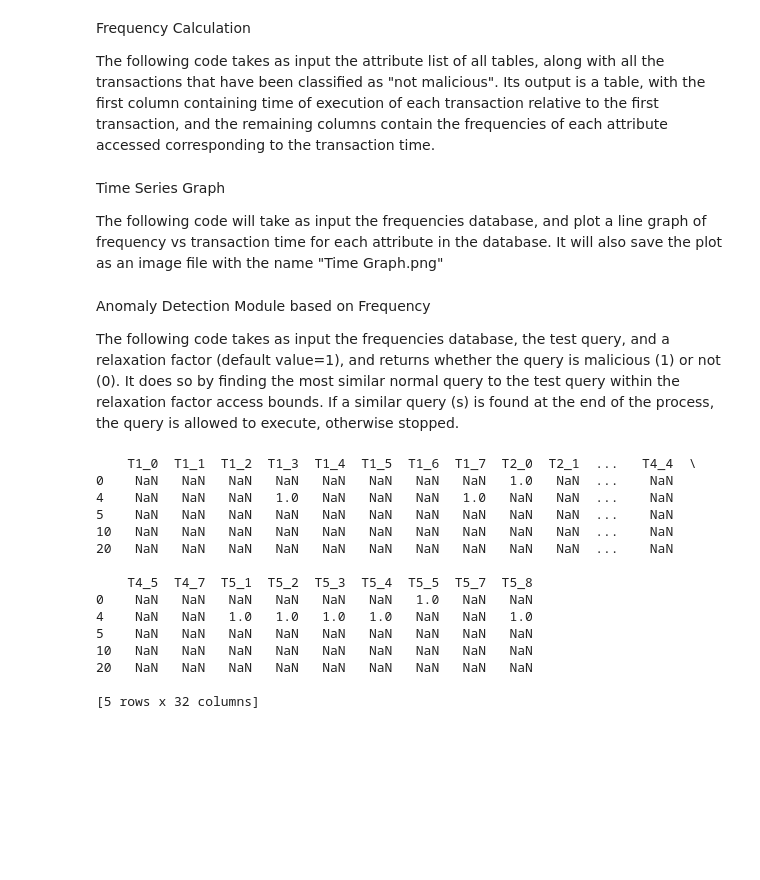
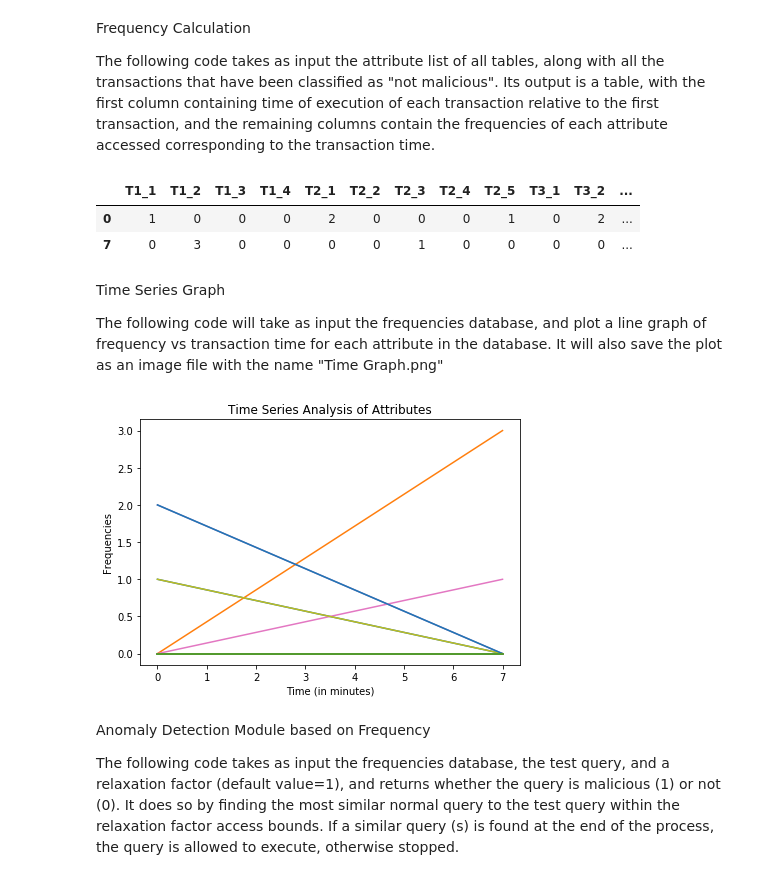
Before and after one commit to devaar100/IDS, a Jupyter notebook: Time_Series.ipynb, the cells around one changed output. Saved outputs shown, nothing was run; the diff lists cells and outputs as text; code cells hidden in the pictures; blank space fills up the shorter version.

Commit message:
time-series

```diff
--- a/Time_Series.ipynb
+++ b/Time_Series.ipynb
@@ -21,11 +22,14 @@ def modify(transactions): #Returns the attributes accessed per transaction; remo
         modified.append(current_modification)
     return modified
 # %%
-def frequencyDB(transactions_normal):
+def frequencyDB(attributes, transactions_normal):
 
     time = [] #Times of all transactions
     time_transaction = 0 #Time of current transaction; initialised to 0 for 1st transaction
     attribute_frequencies = {} #Frequency of each attribute
+
+    for at in attributes:
+        attribute_frequencies[at] = [0 for i in range(len(transactions_normal))]
 
     modified_transactions = modify(transactions_normal) #Returns the attributes accessed per transaction, removing
                                                         #read and write symbols
@@ -34,10 +38,6 @@ def frequencyDB(transactions_normal):
     for transaction in modified_transactions:
         time.append(time_transaction)
         for att in transaction:
-            if att not in attribute_frequencies:
-                attribute_frequencies[att] = {}
-            if i not in attribute_frequencies[att]:
-                attribute_frequencies[att][i] = 0
             attribute_frequencies[att][i] = attribute_frequencies[att][i] + 1
 
         increment = randint(1, 10) #Generates a random time gap for the next transaction (1-10 minutes)
@@ -46,6 +46,20 @@ def frequencyDB(transactions_normal):
 
     frequencies = pd.DataFrame(data=attribute_frequencies, index=time) #Return a table in the form of DataFrame
     return frequencies
+# %%
+#Test db taken
+attr_list = ['T1_1', 'T1_2', 'T1_3', 'T1_4',
+             'T2_1', 'T2_2', 'T2_3', 'T2_4', 'T2_5',
+             'T3_1', 'T3_2', 'T3_3', 'T3_4']
+transactions_normal = {'TID_1':['R(T1_2)', 'R(T2_3)', 'W(T1_2)', 'W(T1_2)'],
+                      'TID_2':['W(T3_2)', 'R(T2_1)', 'R(T2_1)', 'R(T3_2)', 'W(T1_1)', 'R(T2_5)']}
+# %%
+frequencies = frequencyDB(attr_list, transactions_normal)
+frequencies
+# %% [output]
+|  | T1_1 | T1_2 | T1_3 | T1_4 | T2_1 | T2_2 | T2_3 | T2_4 | T2_5 | T3_1 | T3_2 | ... |
+| 0 | 1 | 0 | 0 | 0 | 2 | 0 | 0 | 0 | 1 | 0 | 2 | ... |
+| 7 | 0 | 3 | 0 | 0 | 0 | 0 | 1 | 0 | 0 | 0 | 0 | ... |
 # %% [markdown]
 Time Series Graph
 
@@ -53,15 +67,24 @@ The following code will take as input the frequencies database, and plot a line
 # %%
 def plotGraph(frequencies):
 
+    fig = plt.figure()
+    ax = fig.add_subplot(111) #Change the value to 121 when inserting legend (side by side)
+    #ax_leg = fig.add_subplot(122)
+    plt.tight_layout() #Doesn't let the 2 plots overlap
     attributes = frequencies.columns.values
     for at in attributes:
-        plt.plot(frequencies[at]) #Plots a line graph on the same graph with time on x-axis and frequencies on y-axis
+        ax.plot(frequencies[at]) #Plots a line graph on the same graph with time on x-axis and frequencies on y-axis
     plt.xlabel('Time (in minutes)')
     plt.ylabel('Frequencies')
-    plt.legend(attributes, loc=0) #loc=0 will automatically find the best position to place the legend on the plot
+
+    #ax_leg.legend(attributes, loc='center', ncol = int(frequencies.index[-1]/2)) #Yaha problem hai merko. Puri line hi change karni padegi
     plt.title('Time Series Analysis of Attributes')
-    plt.savefig('Time Graph.png', bbox_inches='tight')
+    plt.savefig('Time Graph.png')
     plt.show()
+# %%
+plotGraph(frequencies)
+# %% [output]
+[figure, added]
 # %% [markdown]
 Anomaly Detection Module based on Frequency
 
@@ -94,18 +112,0 @@ freq = frequencyDB(transactions)
-# %%
-print(freq)
-# %% [output]
-    T1_0  T1_1  T1_2  T1_3  T1_4  T1_5  T1_6  T1_7  T2_0  T2_1  ...   T4_4  \
-0    NaN   NaN   NaN   NaN   NaN   NaN   NaN   NaN   1.0   NaN  ...    NaN
-4    NaN   NaN   NaN   1.0   NaN   NaN   NaN   1.0   NaN   NaN  ...    NaN
-5    NaN   NaN   NaN   NaN   NaN   NaN   NaN   NaN   NaN   NaN  ...    NaN
-10   NaN   NaN   NaN   NaN   NaN   NaN   NaN   NaN   NaN   NaN  ...    NaN
-20   NaN   NaN   NaN   NaN   NaN   NaN   NaN   NaN   NaN   NaN  ...    NaN
-
-    T4_5  T4_7  T5_1  T5_2  T5_3  T5_4  T5_5  T5_7  T5_8
-0    NaN   NaN   NaN   NaN   NaN   NaN   1.0   NaN   NaN
-4    NaN   NaN   1.0   1.0   1.0   1.0   NaN   NaN   1.0
-5    NaN   NaN   NaN   NaN   NaN   NaN   NaN   NaN   NaN
-10   NaN   NaN   NaN   NaN   NaN   NaN   NaN   NaN   NaN
-20   NaN   NaN   NaN   NaN   NaN   NaN   NaN   NaN   NaN
-
-[5 rows x 32 columns]
```
Also changed, not shown: parts of 5 cells of this notebook, 2 other files.
